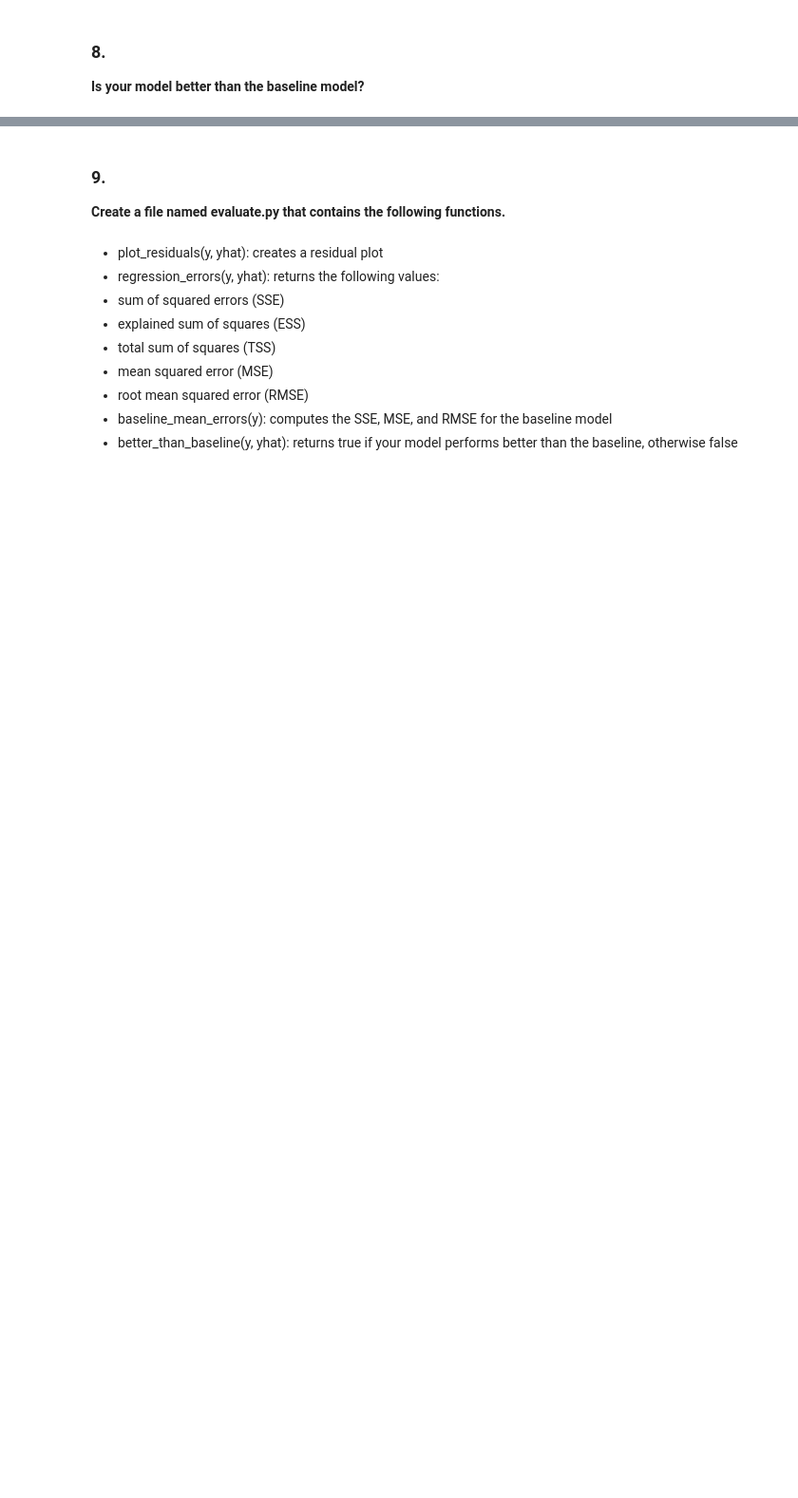
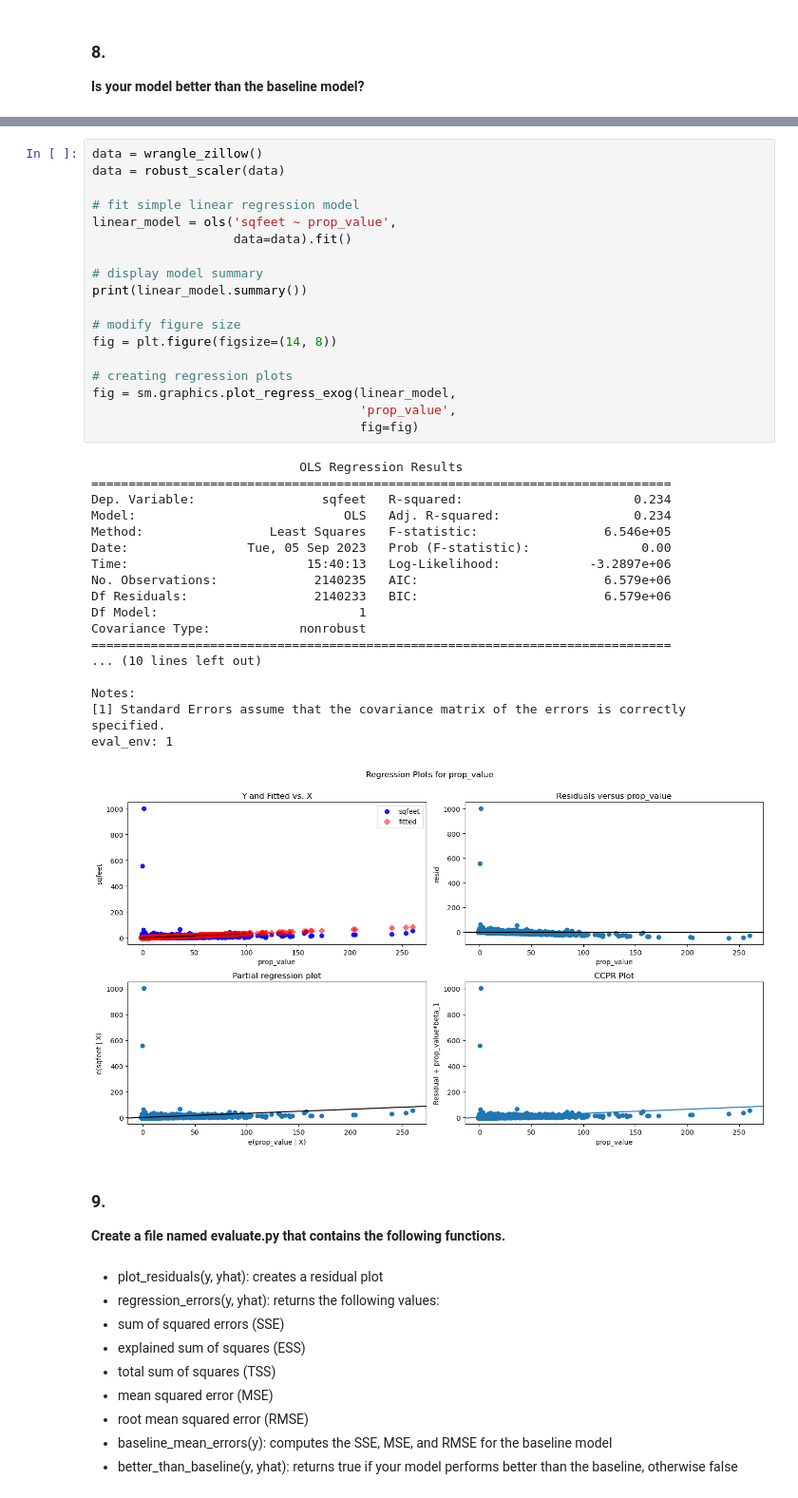
Before and after one commit to Zacharia-Schmitz/regression-exercises, a Jupyter notebook: evaluate.ipynb, the cells around one changed output, grey strips where cells are left out. Shown at 95% size. Cells and saved outputs as stored; diff of their text form; blank space fills up the shorter version.

```diff
--- a/evaluate.ipynb
+++ b/evaluate.ipynb
@@ -211,3 +326,40 @@ sts
+# %%
+data = wrangle_zillow()
+data = robust_scaler(data)
+
+# fit simple linear regression model
+linear_model = ols('sqfeet ~ prop_value',
+                   data=data).fit()
+
+# display model summary
+print(linear_model.summary())
+
+# modify figure size
+fig = plt.figure(figsize=(14, 8))
+
+# creating regression plots
+fig = sm.graphics.plot_regress_exog(linear_model,
+                                    'prop_value',
+                                    fig=fig)
+# %% [output]
+                            OLS Regression Results
+==============================================================================
+Dep. Variable:                 sqfeet   R-squared:                       0.234
+Model:                            OLS   Adj. R-squared:                  0.234
+Method:                 Least Squares   F-statistic:                 6.546e+05
+Date:                Tue, 05 Sep 2023   Prob (F-statistic):               0.00
+Time:                        15:40:13   Log-Likelihood:            -3.2897e+06
+No. Observations:             2140235   AIC:                         6.579e+06
+Df Residuals:                 2140233   BIC:                         6.579e+06
+Df Model:                           1
+Covariance Type:            nonrobust
+==============================================================================
+... (10 lines left out)
+
+Notes:
+[1] Standard Errors assume that the covariance matrix of the errors is correctly specified.
+eval_env: 1
+[figure, added]
 # %% [markdown]
 ### 9.
 
```
Also changed, not shown: parts of 15 cells of this notebook.
